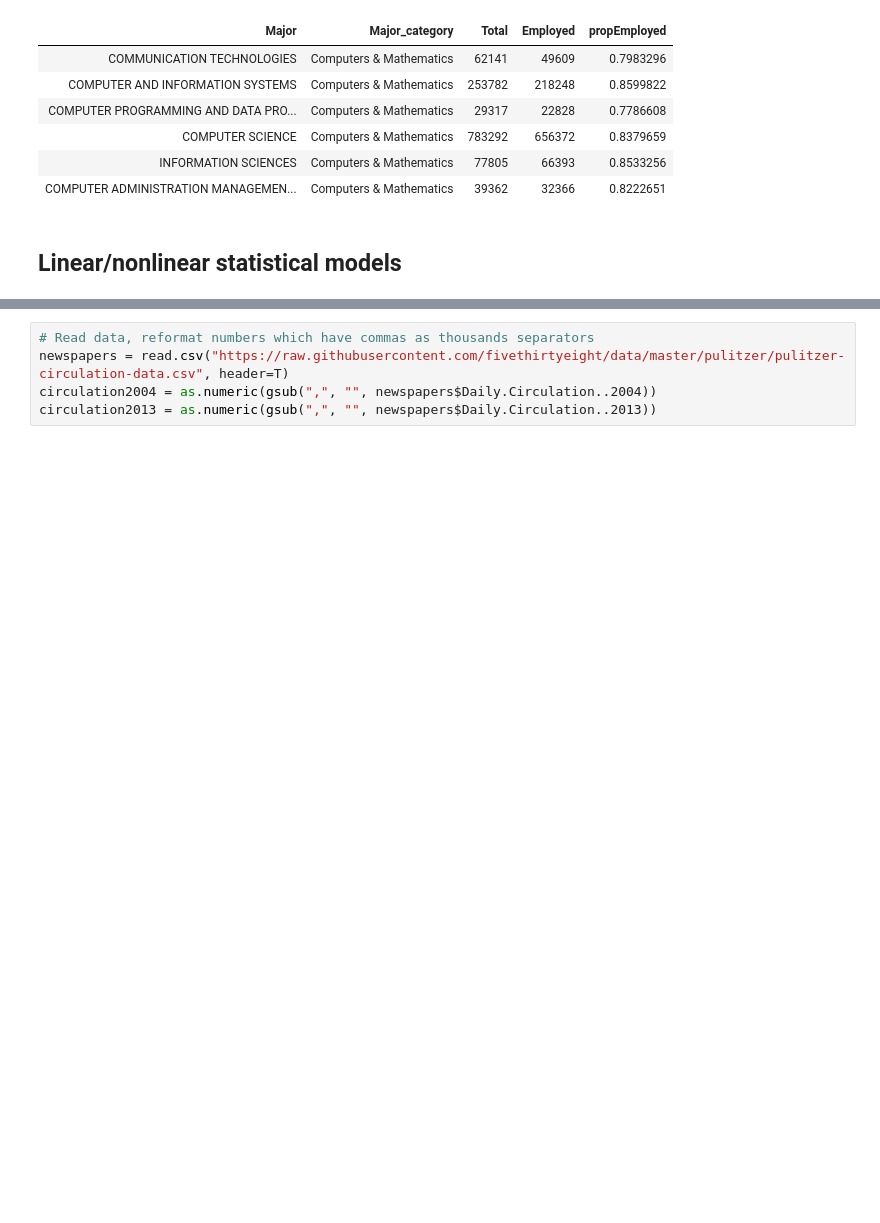
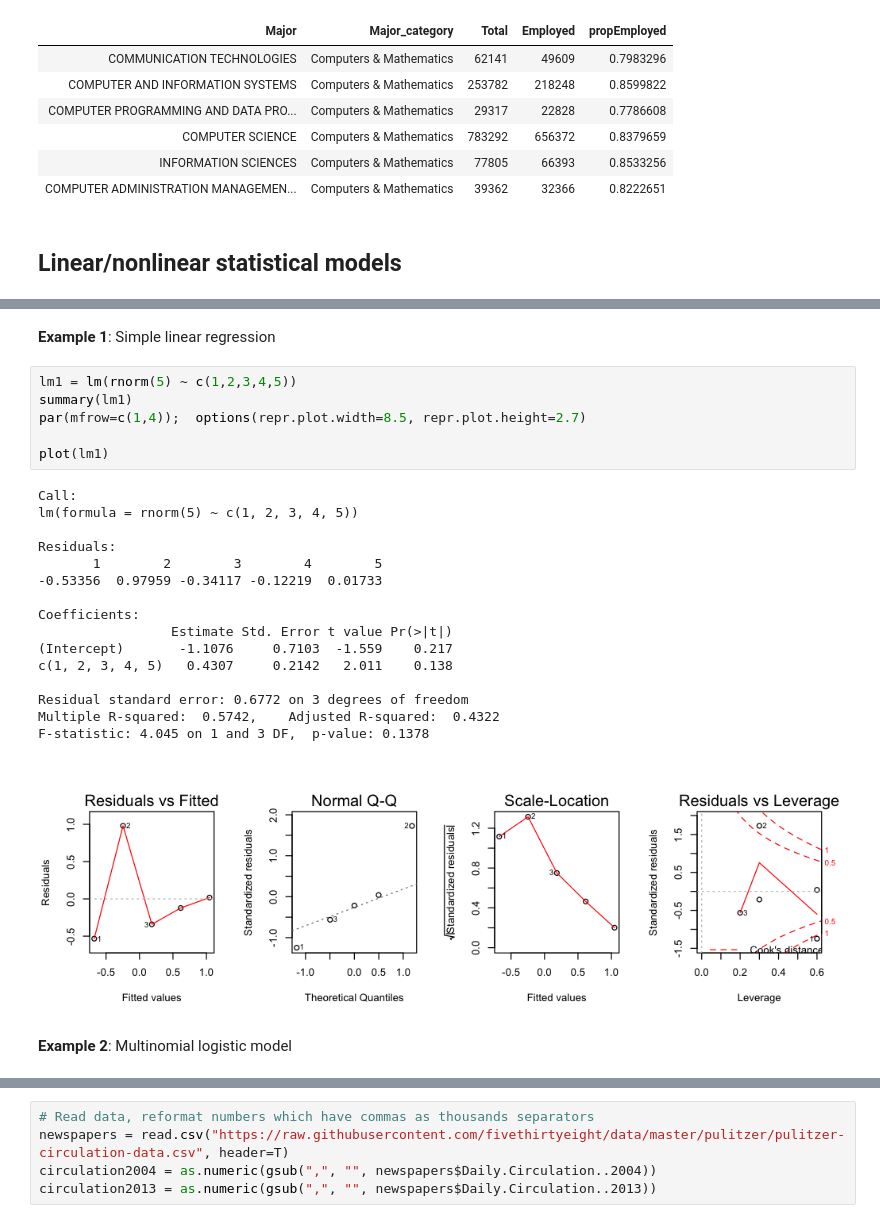
Before and after one commit to sara-venkatraman/Fun-With-R, a Jupyter notebook: R.ipynb, the cells around one changed output, grey strips where cells are left out. Cells and saved outputs as stored; diff of their text form; blank space fills up the shorter version.

```diff
--- a/R.ipynb
+++ b/R.ipynb
@@ -380,0 +411,27 @@ head(csMathStudents_new)
+# %% [markdown]
+**Example 1**: Simple linear regression
+# %%
+lm1 = lm(rnorm(5) ~ c(1,2,3,4,5))
+summary(lm1)
+par(mfrow=c(1,4));  options(repr.plot.width=8.5, repr.plot.height=2.7)
+
+plot(lm1)
+# %% [output]
+Call:
+lm(formula = rnorm(5) ~ c(1, 2, 3, 4, 5))
+
+Residuals:
+       1        2        3        4        5
+-0.53356  0.97959 -0.34117 -0.12219  0.01733
+
+Coefficients:
+                 Estimate Std. Error t value Pr(>|t|)
+(Intercept)       -1.1076     0.7103  -1.559    0.217
+c(1, 2, 3, 4, 5)   0.4307     0.2142   2.011    0.138
+
+Residual standard error: 0.6772 on 3 degrees of freedom
+Multiple R-squared:  0.5742,    Adjusted R-squared:  0.4322
+F-statistic: 4.045 on 1 and 3 DF,  p-value: 0.1378
+[figure, added]
+# %% [markdown]
+**Example 2**: Multinomial logistic model
```
Also changed, not shown: parts of 17 cells of this notebook.
